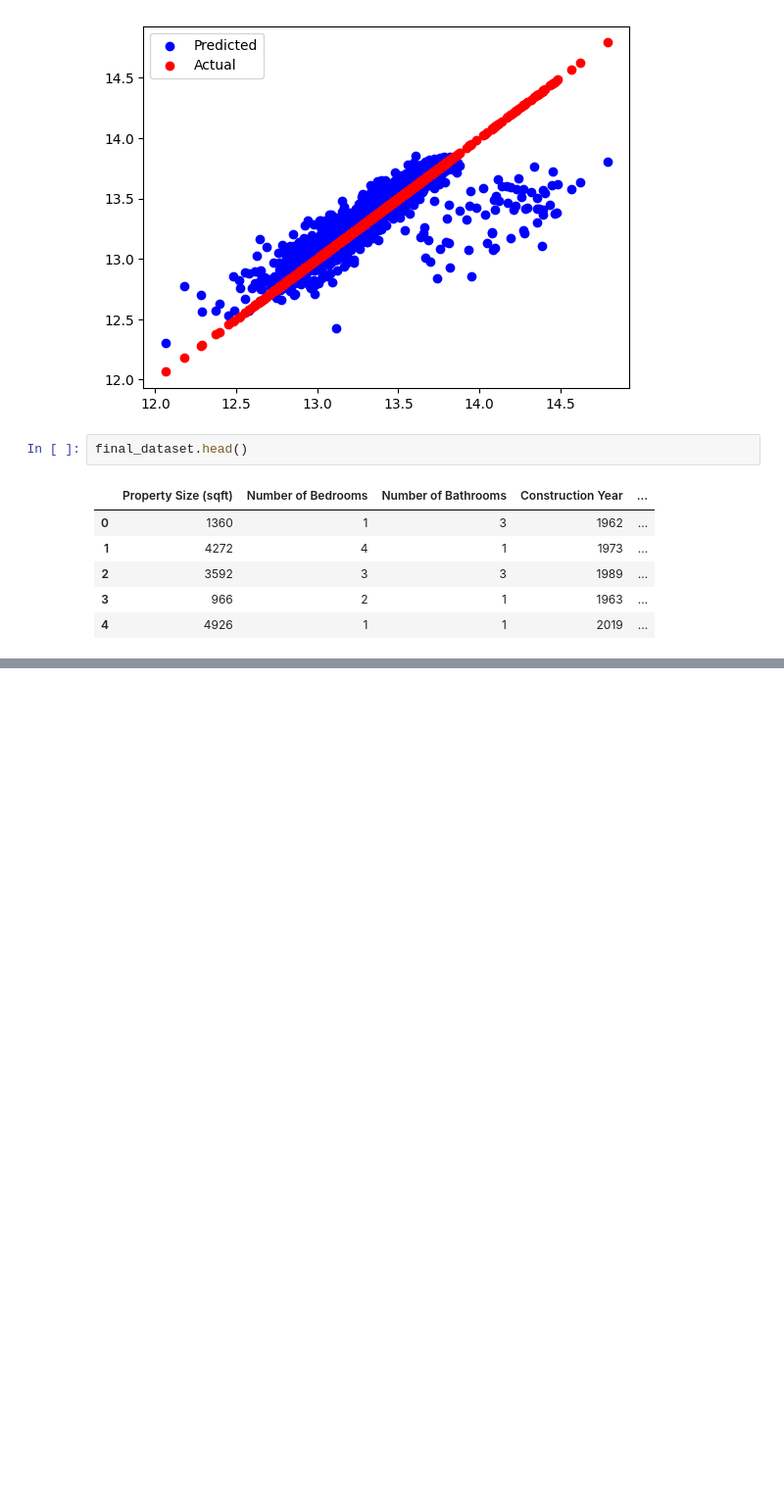
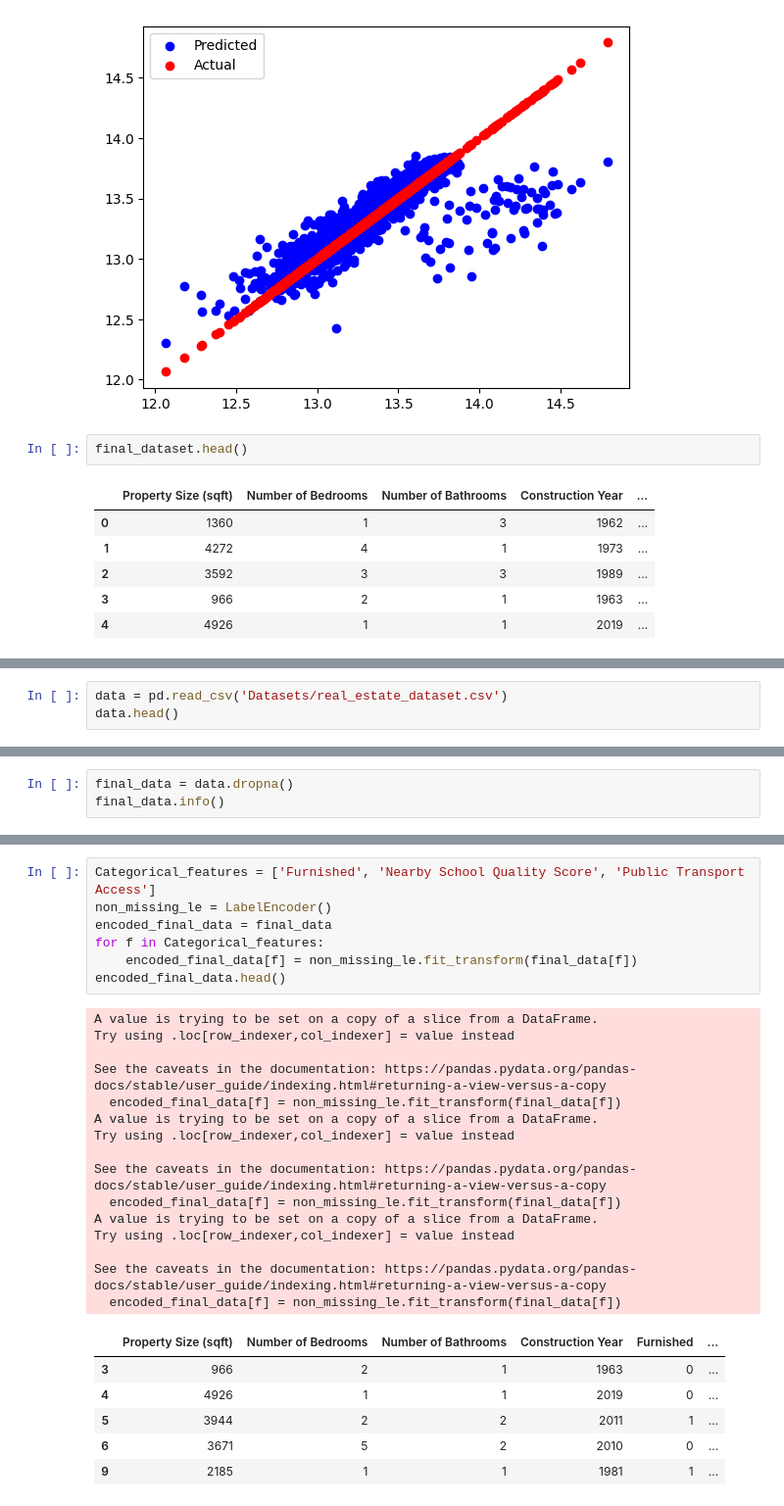
Before and after one commit to bvkiran8058/Machine-Learning, a Jupyter notebook: 1.1 regression_real_estate_dataset.ipynb, the cells around one changed output, grey strips where cells are left out. Shown at 98% size. Cells and saved outputs as stored; diff of their text form; blank space fills up the shorter version.

```diff
--- a/1.1 regression_real_estate_dataset.ipynb
+++ b/1.1 regression_real_estate_dataset.ipynb
@@ -589,0 +612,3 @@ final_dataset.head()
+# %%
+data = pd.read_csv('Datasets/real_estate_dataset.csv')
+data.head()
@@ -589,0 +642,3 @@ final_dataset.head()
+# %%
+final_data = data.dropna()
+final_data.info()
@@ -589,0 +663,29 @@ final_dataset.head()
+# %%
+Categorical_features = ['Furnished', 'Nearby School Quality Score', 'Public Transport Access']
+non_missing_le = LabelEncoder()
+encoded_final_data = final_data
+for f in Categorical_features:
+    encoded_final_data[f] = non_missing_le.fit_transform(final_data[f])
+encoded_final_data.head()
+# %% [output]
+A value is trying to be set on a copy of a slice from a DataFrame.
+Try using .loc[row_indexer,col_indexer] = value instead
+
+See the caveats in the documentation: https://pandas.pydata.org/pandas-docs/stable/user_guide/indexing.html#returning-a-view-versus-a-copy
+  encoded_final_data[f] = non_missing_le.fit_transform(final_data[f])
+A value is trying to be set on a copy of a slice from a DataFrame.
+Try using .loc[row_indexer,col_indexer] = value instead
+
+See the caveats in the documentation: https://pandas.pydata.org/pandas-docs/stable/user_guide/indexing.html#returning-a-view-versus-a-copy
+  encoded_final_data[f] = non_missing_le.fit_transform(final_data[f])
+A value is trying to be set on a copy of a slice from a DataFrame.
+Try using .loc[row_indexer,col_indexer] = value instead
+
+See the caveats in the documentation: https://pandas.pydata.org/pandas-docs/stable/user_guide/indexing.html#returning-a-view-versus-a-copy
+  encoded_final_data[f] = non_missing_le.fit_transform(final_data[f])
+|  | Property Size (sqft) | Number of Bedrooms | Number of Bathrooms | Construction Year | Furnished | ... |
+| 3 | 966 | 2 | 1 | 1963 | 0 | ... |
+| 4 | 4926 | 1 | 1 | 2019 | 0 | ... |
+| 5 | 3944 | 2 | 2 | 2011 | 1 | ... |
+| 6 | 3671 | 5 | 2 | 2010 | 0 | ... |
+| 9 | 2185 | 1 | 1 | 1981 | 1 | ... |
```
Also changed, not shown: parts of 16 cells of this notebook.
